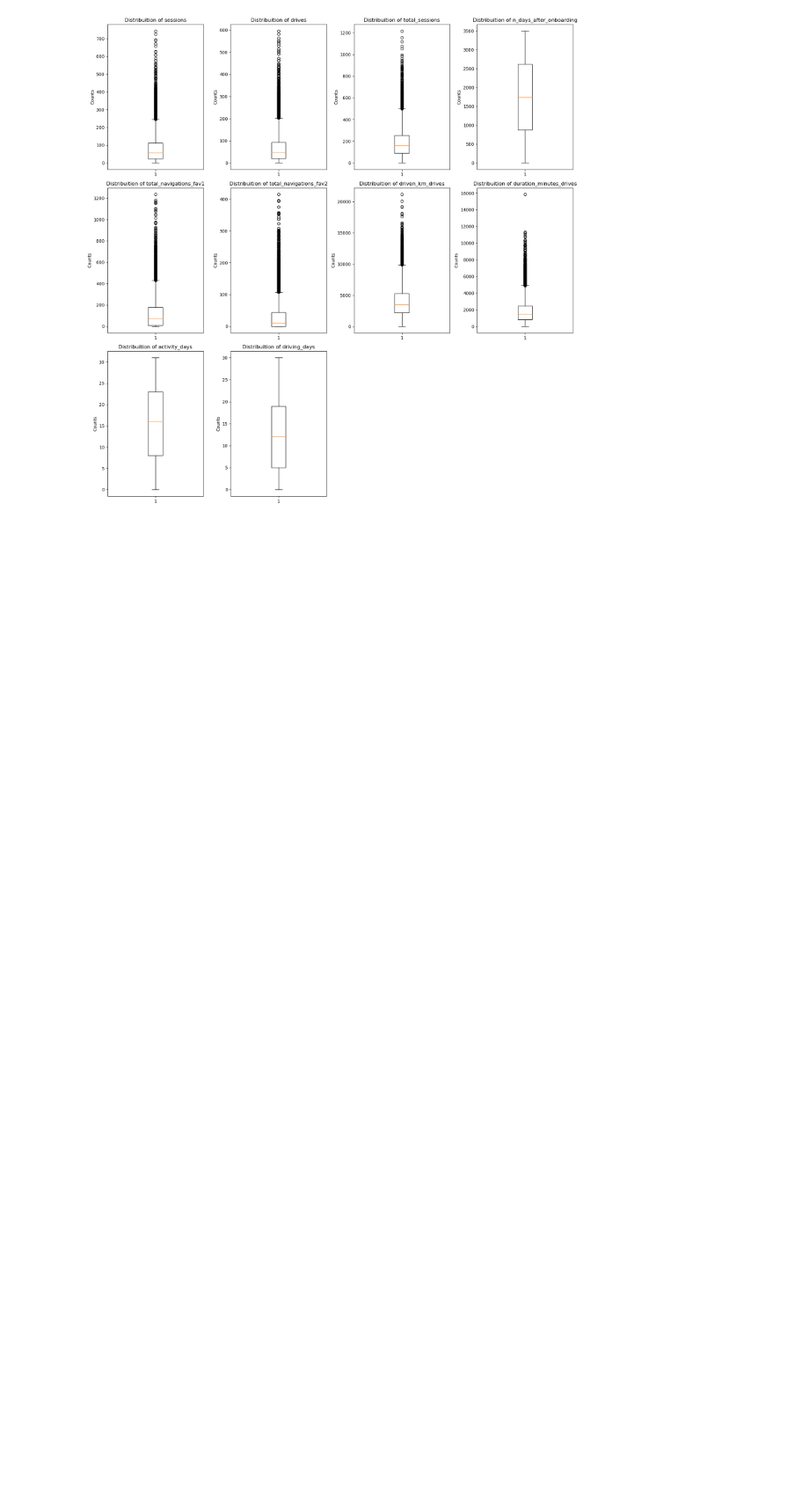
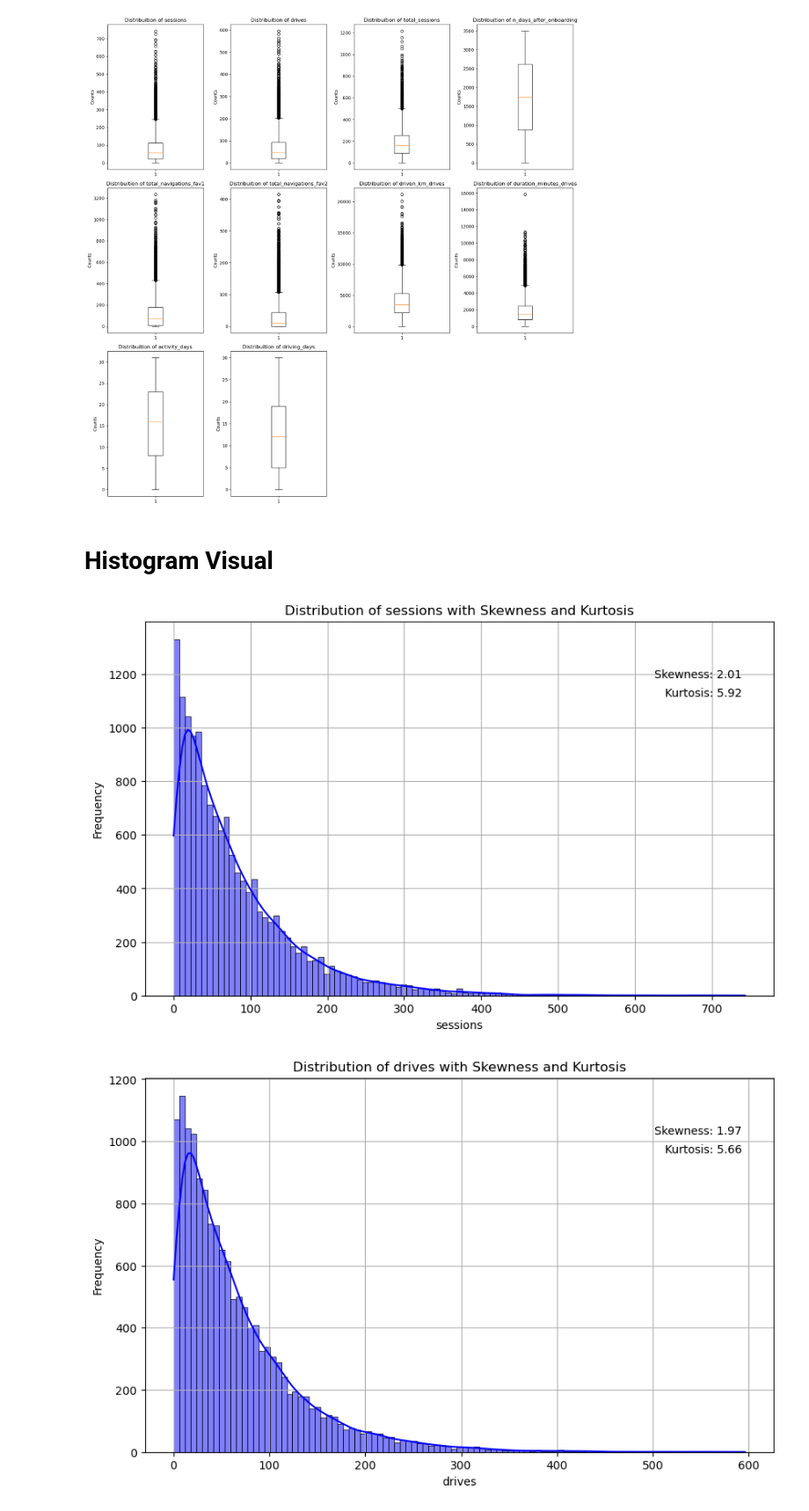
Before and after one commit to MaukanMir/Waze-Analysis, a Jupyter notebook: training.ipynb, the cells around one changed output. Shown at 88% size. Cells and saved outputs as stored; diff of their text form; code cells hidden in the pictures; blank space fills up the shorter version.

Commit message:
added new visuals

```diff
--- a/training.ipynb
+++ b/training.ipynb
@@ -312,3 +312,10 @@ plot_distribution(numeric_types, "box")
 # %% [output]
 [figure]
 [figure]
+# %% [markdown]
+# Histogram Visual
+# %%
+dist_plot(numeric_types)
+# %% [output]
+[figure, added]
+[figure, added]
```
Also changed, not shown: parts of 3 cells of this notebook.
